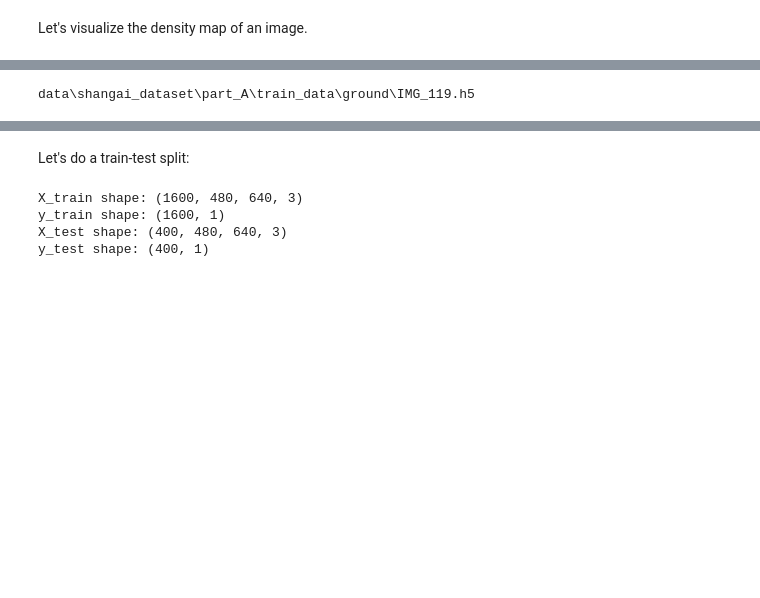
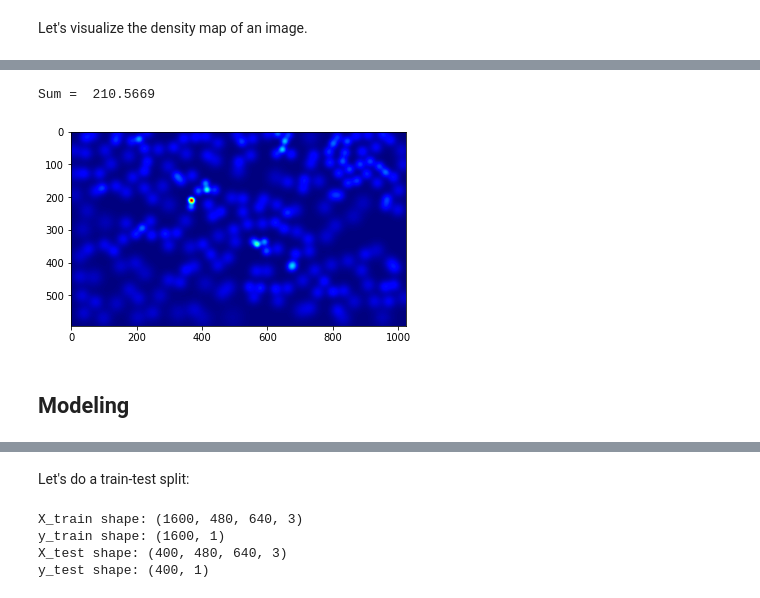
Before and after one commit to luismarcoslc/crowd_counting, a Jupyter notebook: project.ipynb, the cells around one changed output, grey strips where cells are left out. Saved outputs shown, nothing was run; the diff lists cells and outputs as text; code cells hidden in the pictures; blank space fills up the shorter version.

```diff
--- a/project.ipynb
+++ b/project.ipynb
@@ -113,9 +205,12 @@ plt.imshow(img_22)
 # %%
 # Its density map
-file_path_22 = img_paths[22].replace('.jpg','.h5').replace('images','ground')
+file_path_22 = img_paths[22].replace('.jpg','.h5').replace('images','density_maps')
 ground_truth_file_22 = h5py.File(file_path_22,'r')
 groundtruth_22 = np.asarray(ground_truth_file_22['density'])
 plt.imshow(groundtruth_22,cmap=CM.jet)
 print("Sum = " ,np.sum(groundtruth_22))
 # %% [output]
-data\shangai_dataset\part_A\train_data\ground\IMG_119.h5
+Sum =  210.5669
+[figure, added]
+# %% [markdown]
+## Modeling
```
Also changed, not shown: parts of 28 cells of this notebook.
